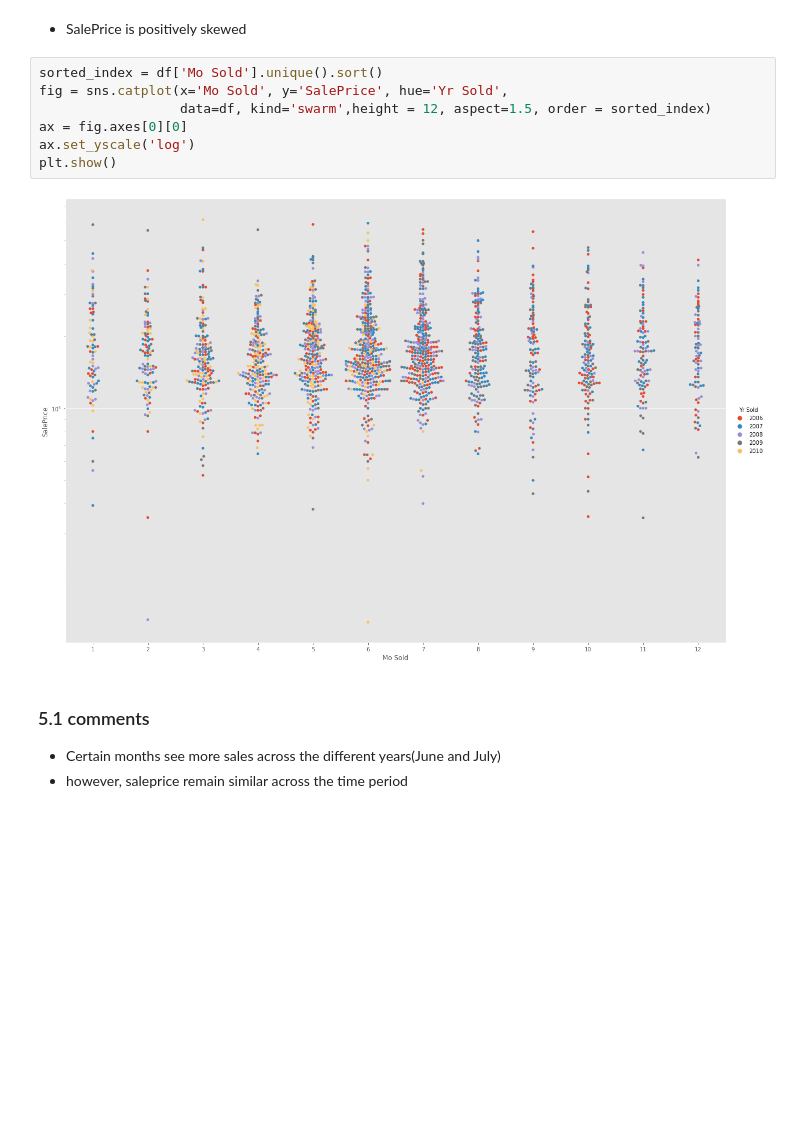
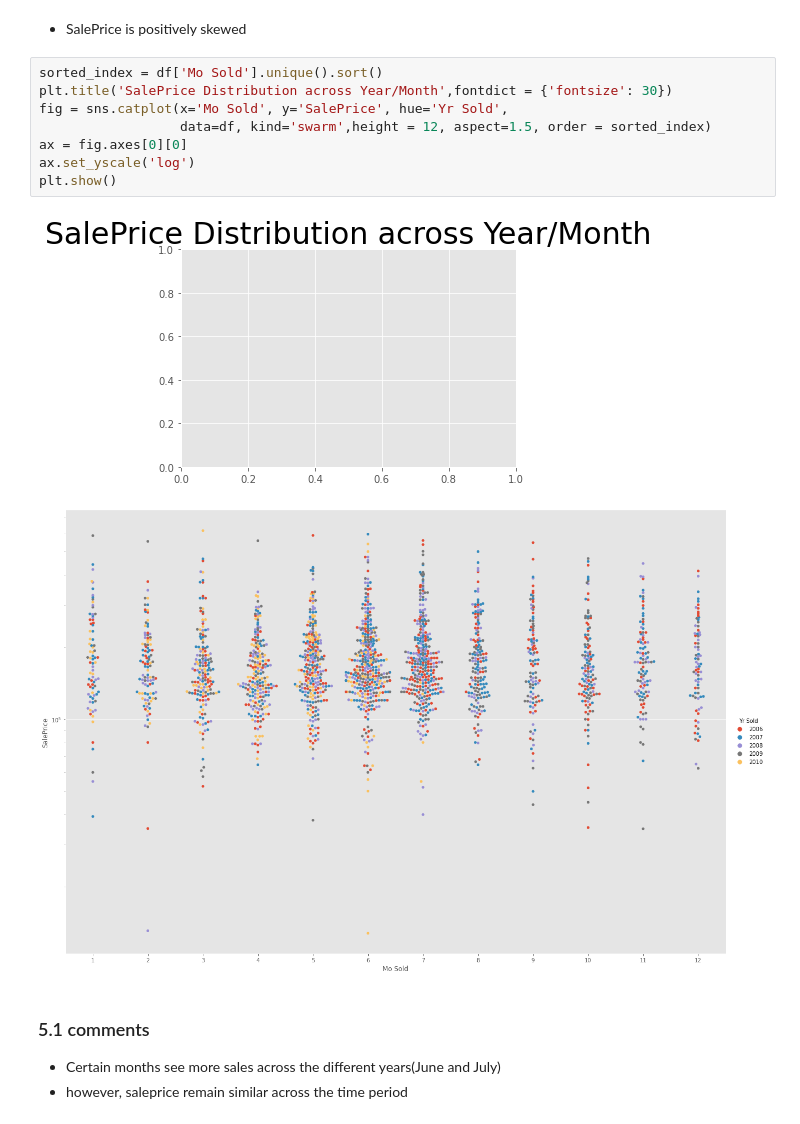
Before and after one commit to SimYiSY/Ames_Housing_Data, a Jupyter notebook: code/01 EDA and Cleaning.ipynb, the cells around one changed output. Saved outputs shown, nothing was run; the diff lists cells and outputs as text; blank space fills up the shorter version.

```diff
--- a/code/01 EDA and Cleaning.ipynb
+++ b/code/01 EDA and Cleaning.ipynb
@@ -1658,13 +1659,15 @@ Highest SalePrice: $611657
 - SalePrice is positively skewed
 # %%
 sorted_index = df['Mo Sold'].unique().sort()
+plt.title('SalePrice Distribution across Year/Month',fontdict = {'fontsize': 30})
 fig = sns.catplot(x='Mo Sold', y='SalePrice', hue='Yr Sold',
                   data=df, kind='swarm',height = 12, aspect=1.5, order = sorted_index)
 ax = fig.axes[0][0]
 ax.set_yscale('log')
 plt.show()
 # %% [output]
-[figure, old version]
+[figure, new version]
+[figure, added]
 # %% [markdown]
 ### 5.1 comments
 - Certain months see more sales across the different years(June and July)
```
Also changed, not shown: parts of 4 cells of this notebook.
